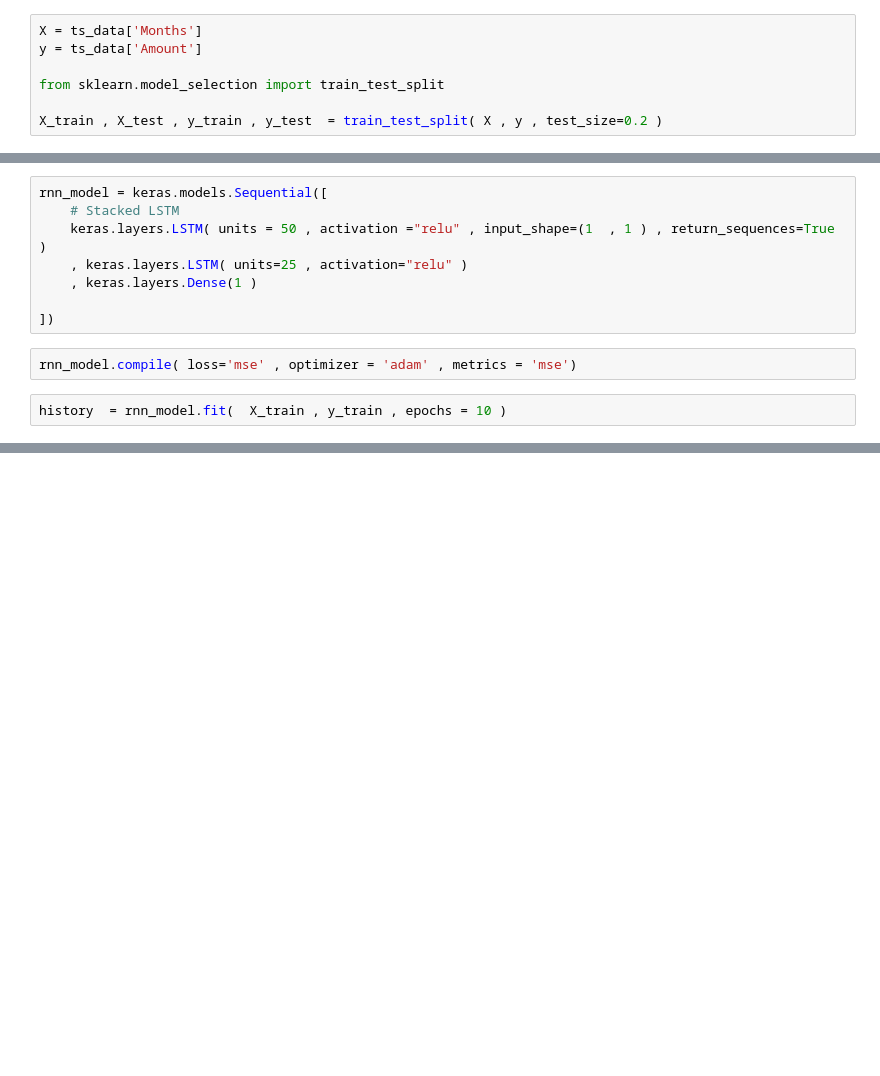
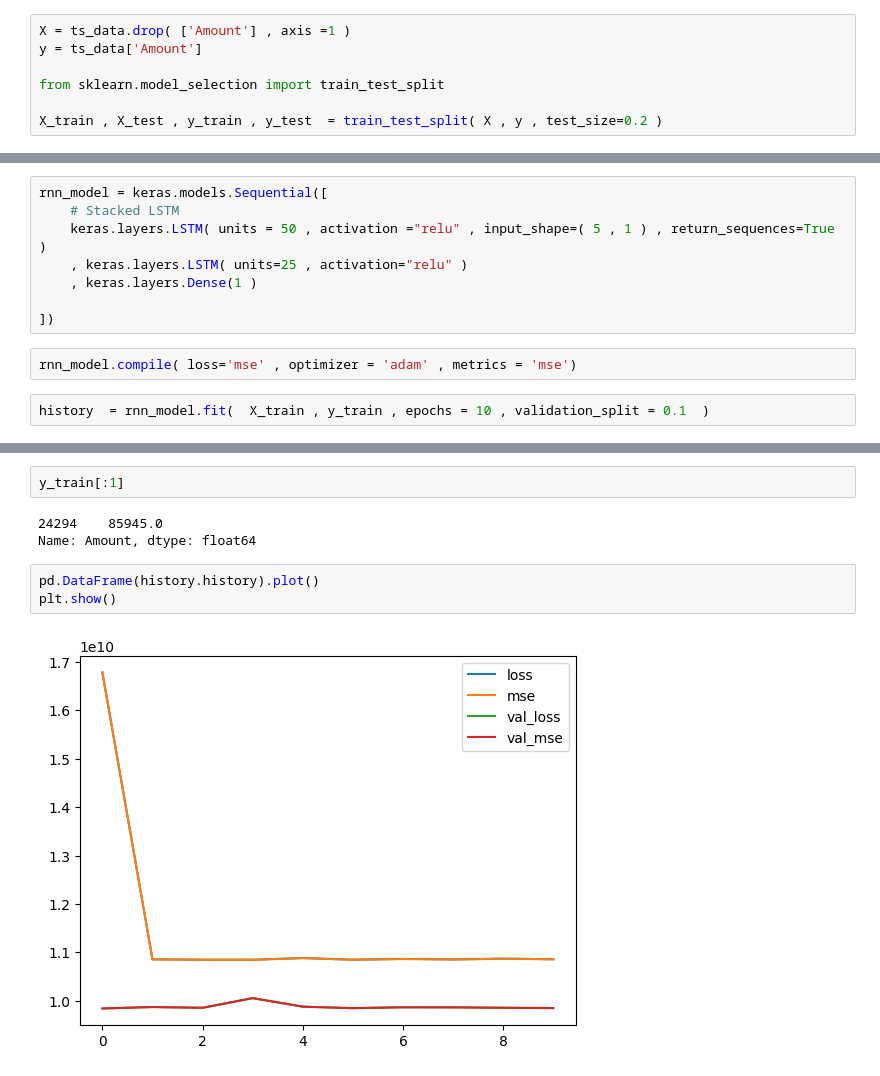
Before and after one commit to hecker1002/Credit-Spend, a Jupyter notebook: TS1.ipynb, the cells around one changed output, grey strips where cells are left out. Cells and saved outputs as stored; diff of their text form; blank space fills up the shorter version.

```diff
--- a/TS1.ipynb
+++ b/TS1.ipynb
@@ -48,5 +78,5 @@ array([[ 1.3264225 , -0.71740367],
 # %%
-X = ts_data['Months']
+X = ts_data.drop( ['Amount'] , axis =1 )
 y = ts_data['Amount']
 
 from sklearn.model_selection import train_test_split
@@ -57,7 +91,7 @@ from tensorflow import keras
 # %%
 rnn_model = keras.models.Sequential([
     # Stacked LSTM
-    keras.layers.LSTM( units = 50 , activation ="relu" , input_shape=(1  , 1 ) , return_sequences=True )
+    keras.layers.LSTM( units = 50 , activation ="relu" , input_shape=( 5 , 1 ) , return_sequences=True )
     , keras.layers.LSTM( units=25 , activation="relu" )
     , keras.layers.Dense(1 )
 
@@ -65,6 +99,6 @@ rnn_model = keras.models.Sequential([
 # %%
 rnn_model.compile( loss='mse' , optimizer = 'adam' , metrics = 'mse')
 # %%
-history  = rnn_model.fit(  X_train , y_train , epochs = 10 )
+history  = rnn_model.fit(  X_train , y_train , epochs = 10 , validation_split = 0.1  )
 # %% [output]
 Epoch 1/10
@@ -99,0 +139,10 @@ r2_score( y_test  , y_pred_rnn )
+# %%
+y_train[:1]
+# %% [output]
+24294    85945.0
+Name: Amount, dtype: float64
+# %%
+pd.DataFrame(history.history).plot()
+plt.show()
+# %% [output]
+[figure, added]
```
Also changed, not shown: parts of 11 cells of this notebook, 5 other files.
